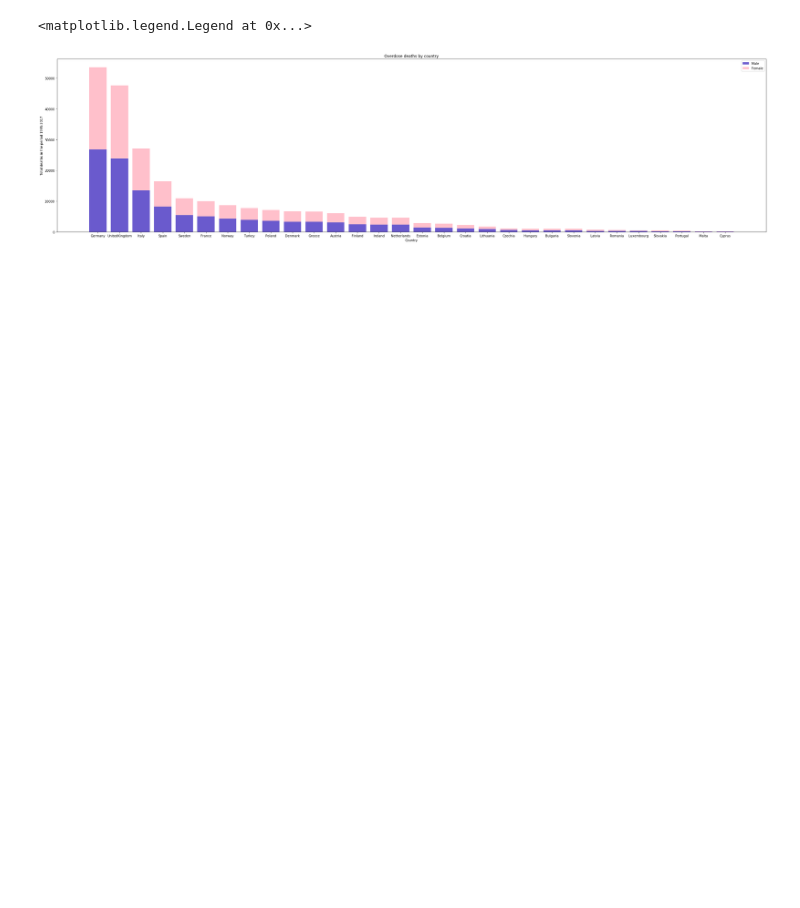
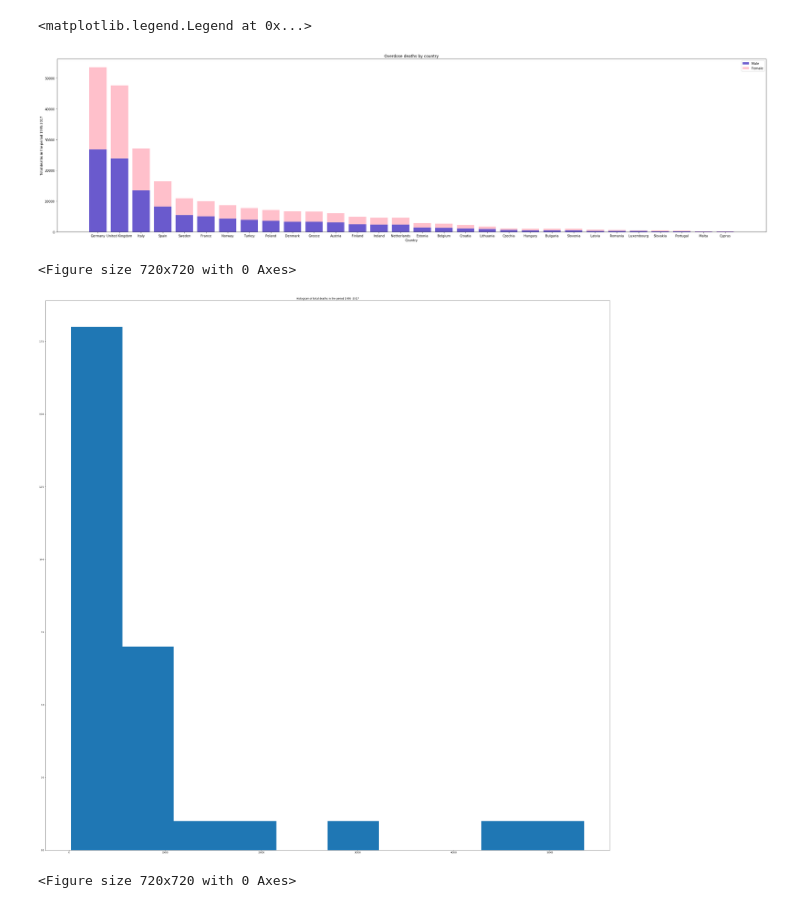
Before and after one commit to danilo1214/PR20ddpdjphv, a Jupyter notebook: Main.ipynb, the cells around one changed output. Saved outputs shown, nothing was run; the diff lists cells and outputs as text; code cells hidden in the pictures; blank space fills up the shorter version.

```diff
--- a/Main.ipynb
+++ b/Main.ipynb
@@ -60,3 +64,11 @@ plt.legend()
 # %% [output]
 <matplotlib.legend.Legend at 0x...>
 [figure]
+# %%
+plt.hist(data)
+plt.title("Histogram of total deaths in the period 1995 -2017")
+plt.figure(figsize=(10, 10))
+# %% [output]
+<Figure size 720x720 with 0 Axes>
+[figure, added]
+<Figure size 720x720 with 0 Axes>
```
Also changed, not shown: parts of 6 cells of this notebook.
